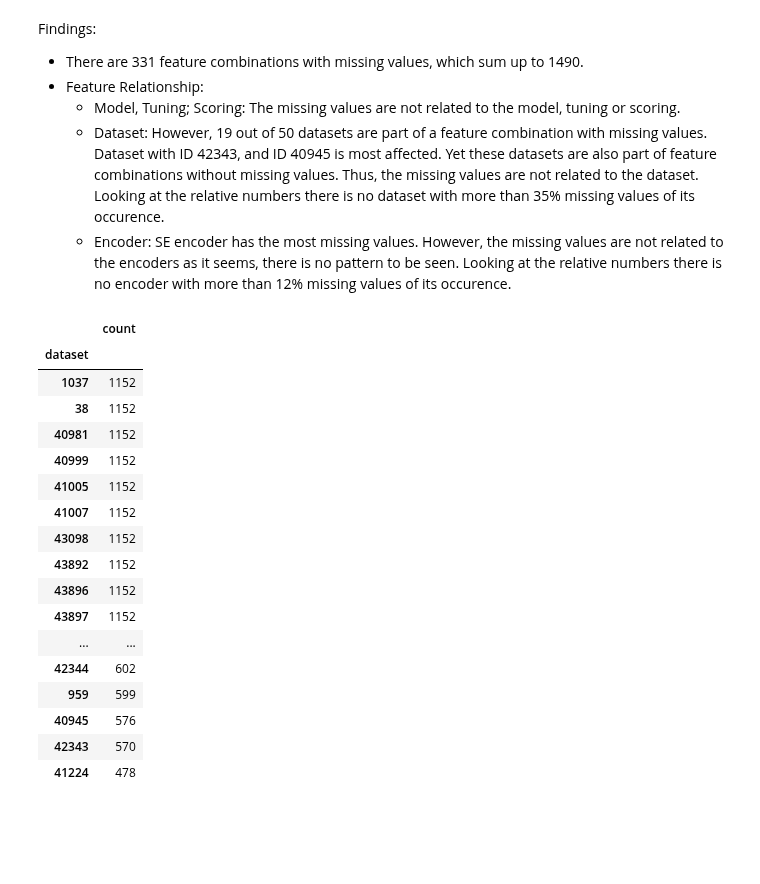
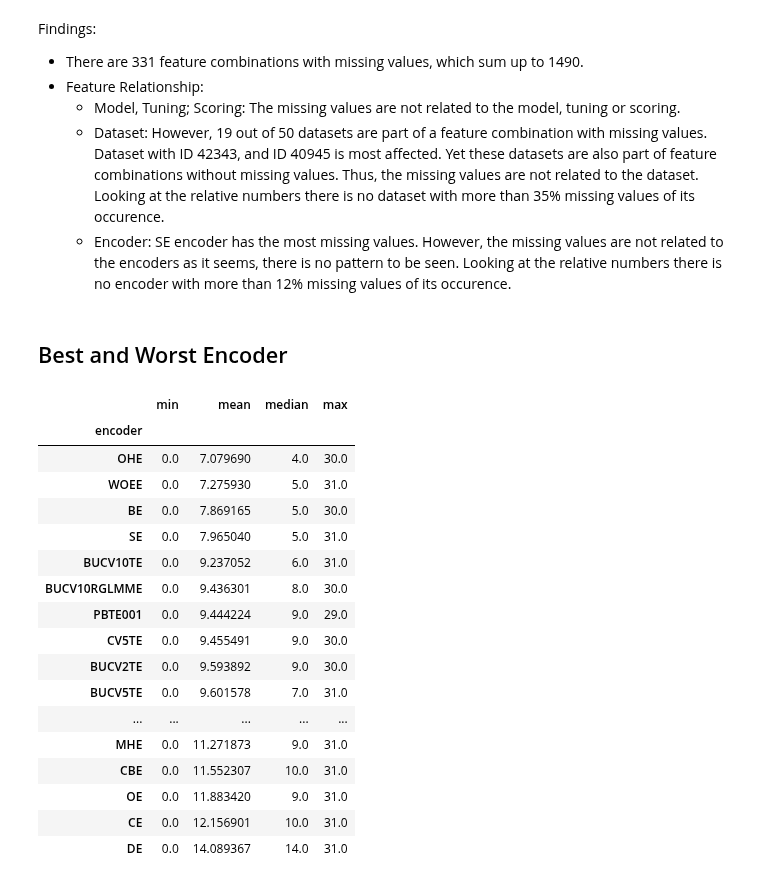
Before and after one commit to nina-prog/meta-learning-for-encoder-selection, a Jupyter notebook: notebooks/week08/week08-data-exploration.ipynb, the cells around one changed output. Drawn from its saved outputs; the diff is of its cells as text; code cells hidden in the pictures; blank space fills up the shorter version.

```diff
--- a/notebooks/week08/week08-data-exploration.ipynb
+++ b/notebooks/week08/week08-data-exploration.ipynb
@@ -404,24 +418,28 @@ Findings:
     * Model, Tuning; Scoring: The missing values are not related to the model, tuning or scoring.
     * Dataset: However, 19 out of 50 datasets are part of a feature combination with missing values. Dataset with ID 42343, and ID 40945 is most affected. Yet these datasets are also part of feature combinations without missing values. Thus, the missing values are not related to the dataset. Looking at the relative numbers there is no dataset with more than 35% missing values of its occurence.
     * Encoder: SE encoder has the most missing values. However, the missing values are not related to the encoders as it seems, there is no pattern to be seen. Looking at the relative numbers there is no encoder with more than 12% missing values of its occurence.
-# %%
-dataset_count
-# %% [output]
-|  | count |
-| dataset |  |
-| 1037 | 1152 |
-| 38 | 1152 |
-| 40981 | 1152 |
-| 40999 | 1152 |
-| 41005 | 1152 |
-| 41007 | 1152 |
-| 43098 | 1152 |
-| 43892 | 1152 |
-| 43896 | 1152 |
-| 43897 | 1152 |
-| ... | ... |
-| 42344 | 602 |
-| 959 | 599 |
-| 40945 | 576 |
-| 42343 | 570 |
-| 41224 | 478 |
+# %% [markdown]
+## Best and Worst Encoder
+# %%
+# get min, mean, median and max of all rankings of each encoder
+encoder_rankings = rankings.aggregate(["min", "mean", "median", "max"], axis=1).sort_values(ascending=True, by="mean")
+encoder_rankings
+# %% [output]
+|  | min | mean | median | max |
+| encoder |  |  |  |  |
+| OHE | 0.0 | 7.079690 | 4.0 | 30.0 |
+| WOEE | 0.0 | 7.275930 | 5.0 | 31.0 |
+| BE | 0.0 | 7.869165 | 5.0 | 30.0 |
+| SE | 0.0 | 7.965040 | 5.0 | 31.0 |
+| BUCV10TE | 0.0 | 9.237052 | 6.0 | 31.0 |
+| BUCV10RGLMME | 0.0 | 9.436301 | 8.0 | 30.0 |
+| PBTE001 | 0.0 | 9.444224 | 9.0 | 29.0 |
+| CV5TE | 0.0 | 9.455491 | 9.0 | 30.0 |
+| BUCV2TE | 0.0 | 9.593892 | 9.0 | 30.0 |
+| BUCV5TE | 0.0 | 9.601578 | 7.0 | 31.0 |
+| ... | ... | ... | ... | ... |
+| MHE | 0.0 | 11.271873 | 9.0 | 31.0 |
+| CBE | 0.0 | 11.552307 | 10.0 | 31.0 |
+| OE | 0.0 | 11.883420 | 9.0 | 31.0 |
+| CE | 0.0 | 12.156901 | 10.0 | 31.0 |
+| DE | 0.0 | 14.089367 | 14.0 | 31.0 |
```
Also changed, not shown: parts of 3 cells of this notebook.
